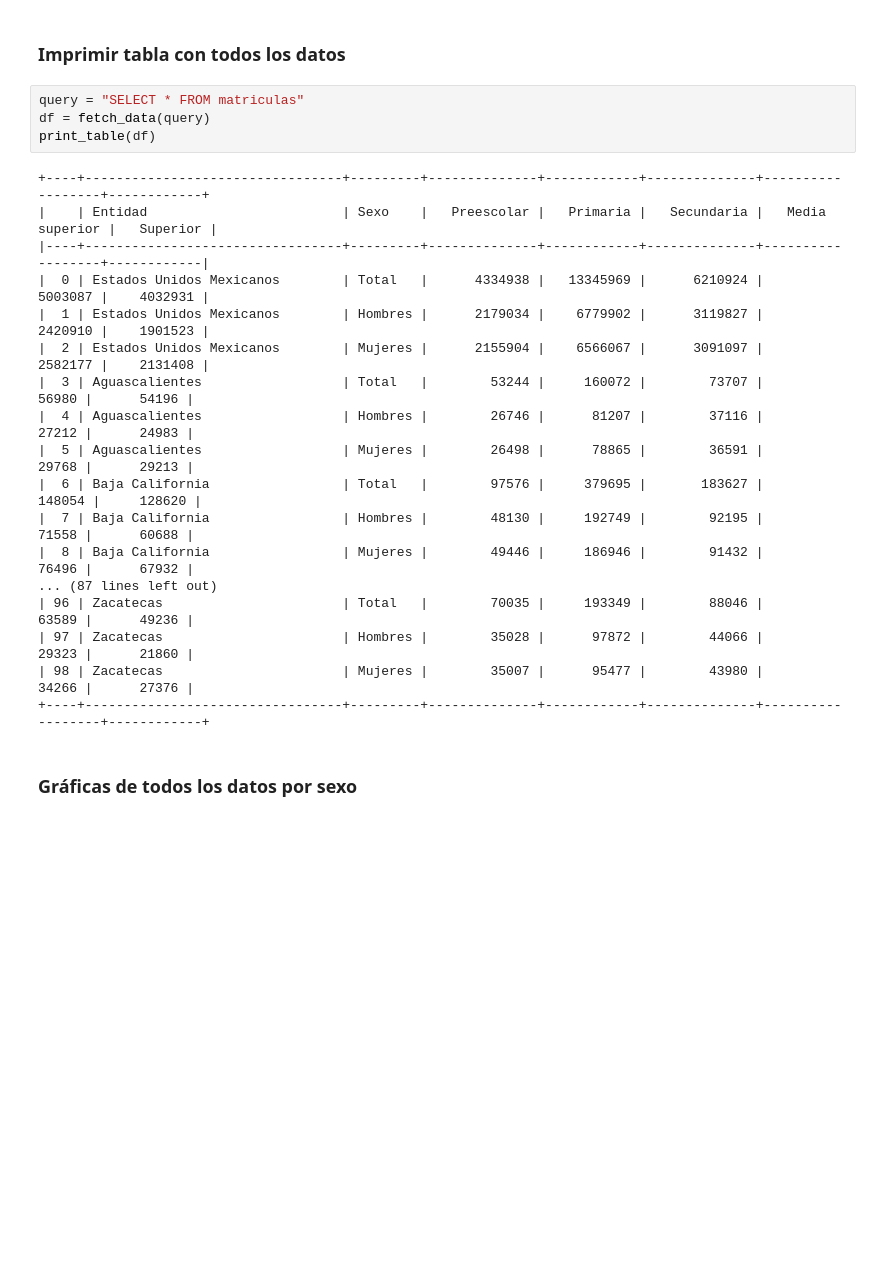
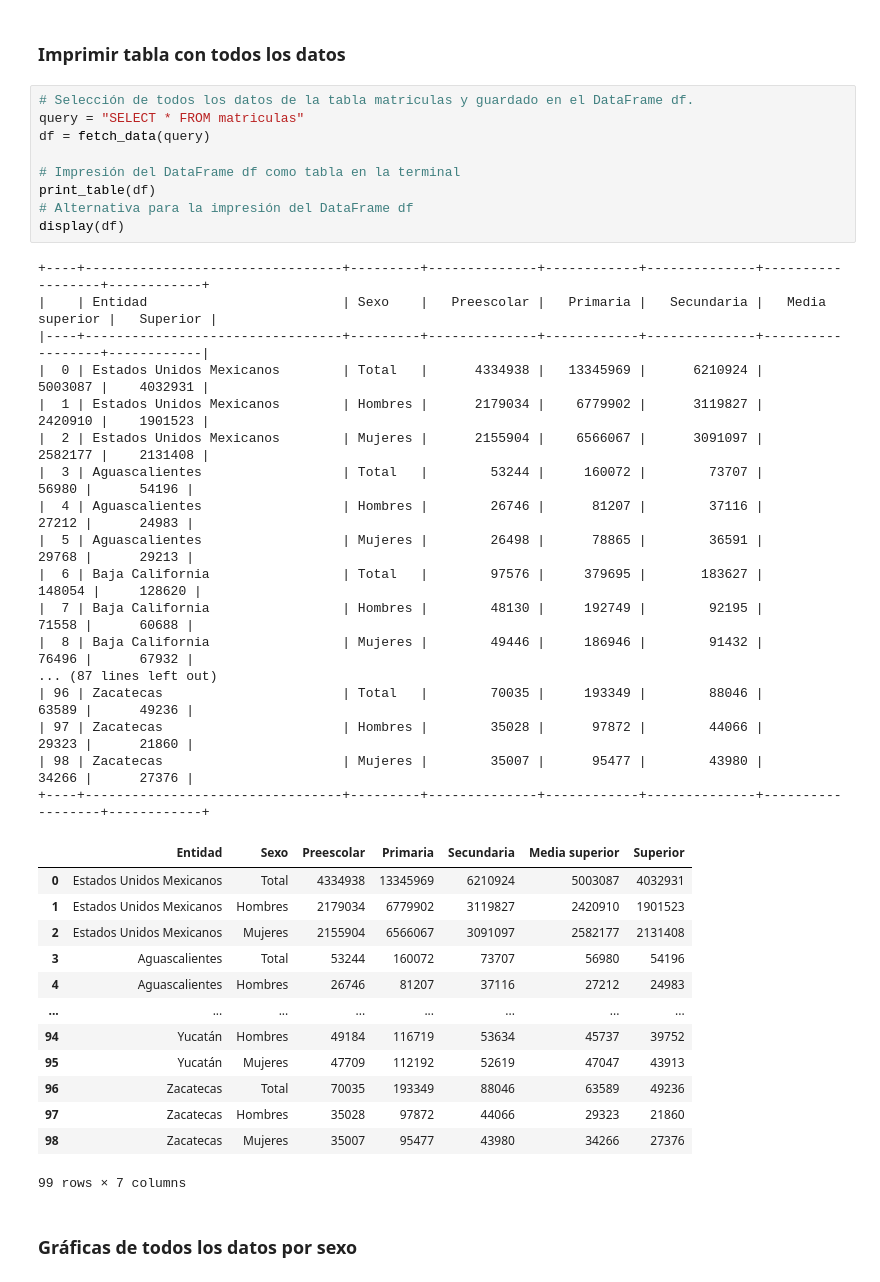
Before and after one commit to eddelojeda/Matriculas_Mexico, a Jupyter notebook: Matriculas-pandas.ipynb, the cells around one changed output. Cells and saved outputs as stored; diff of their text form; blank space fills up the shorter version.

```diff
--- a/Matriculas-pandas.ipynb
+++ b/Matriculas-pandas.ipynb
@@ -41,27 +45,45 @@ def print_table(df):
 # %% [markdown]
 ### Imprimir tabla con todos los datos
 # %%
+# Selección de todos los datos de la tabla matriculas y guardado en el DataFrame df.
 query = "SELECT * FROM matriculas"
 df = fetch_data(query)
+
+# Impresión del DataFrame df como tabla en la terminal
 print_table(df)
+# Alternativa para la impresión del DataFrame df
+display(df)
 # %% [output]
 +----+---------------------------------+---------+--------------+------------+--------------+------------------+------------+
 |    | Entidad                         | Sexo    |   Preescolar |   Primaria |   Secundaria |   Media superior |   Superior |
 |----+---------------------------------+---------+--------------+------------+--------------+------------------+------------|
 |  0 | Estados Unidos Mexicanos        | Total   |      4334938 |   13345969 |      6210924 |          5003087 |    4032931 |
 |  1 | Estados Unidos Mexicanos        | Hombres |      2179034 |    6779902 |      3119827 |          2420910 |    1901523 |
 |  2 | Estados Unidos Mexicanos        | Mujeres |      2155904 |    6566067 |      3091097 |          2582177 |    2131408 |
 |  3 | Aguascalientes                  | Total   |        53244 |     160072 |        73707 |            56980 |      54196 |
 |  4 | Aguascalientes                  | Hombres |        26746 |      81207 |        37116 |            27212 |      24983 |
 |  5 | Aguascalientes                  | Mujeres |        26498 |      78865 |        36591 |            29768 |      29213 |
 |  6 | Baja California                 | Total   |        97576 |     379695 |       183627 |           148054 |     128620 |
 |  7 | Baja California                 | Hombres |        48130 |     192749 |        92195 |            71558 |      60688 |
 |  8 | Baja California                 | Mujeres |        49446 |     186946 |        91432 |            76496 |      67932 |
 ... (87 lines left out)
 | 96 | Zacatecas                       | Total   |        70035 |     193349 |        88046 |            63589 |      49236 |
 | 97 | Zacatecas                       | Hombres |        35028 |      97872 |        44066 |            29323 |      21860 |
 | 98 | Zacatecas                       | Mujeres |        35007 |      95477 |        43980 |            34266 |      27376 |
 +----+---------------------------------+---------+--------------+------------+--------------+------------------+------------+
+|  | Entidad | Sexo | Preescolar | Primaria | Secundaria | Media superior | Superior |
+| 0 | Estados Unidos Mexicanos | Total | 4334938 | 13345969 | 6210924 | 5003087 | 4032931 |
+| 1 | Estados Unidos Mexicanos | Hombres | 2179034 | 6779902 | 3119827 | 2420910 | 1901523 |
+| 2 | Estados Unidos Mexicanos | Mujeres | 2155904 | 6566067 | 3091097 | 2582177 | 2131408 |
+| 3 | Aguascalientes | Total | 53244 | 160072 | 73707 | 56980 | 54196 |
+| 4 | Aguascalientes | Hombres | 26746 | 81207 | 37116 | 27212 | 24983 |
+| ... | ... | ... | ... | ... | ... | ... | ... |
+| 94 | Yucatán | Hombres | 49184 | 116719 | 53634 | 45737 | 39752 |
+| 95 | Yucatán | Mujeres | 47709 | 112192 | 52619 | 47047 | 43913 |
+| 96 | Zacatecas | Total | 70035 | 193349 | 88046 | 63589 | 49236 |
+| 97 | Zacatecas | Hombres | 35028 | 97872 | 44066 | 29323 | 21860 |
+| 98 | Zacatecas | Mujeres | 35007 | 95477 | 43980 | 34266 | 27376 |
+99 rows × 7 columns
 # %% [markdown]
 ### Gráficas de todos los datos por sexo
 # %%
```
Also changed, not shown: parts of 5 cells of this notebook.
